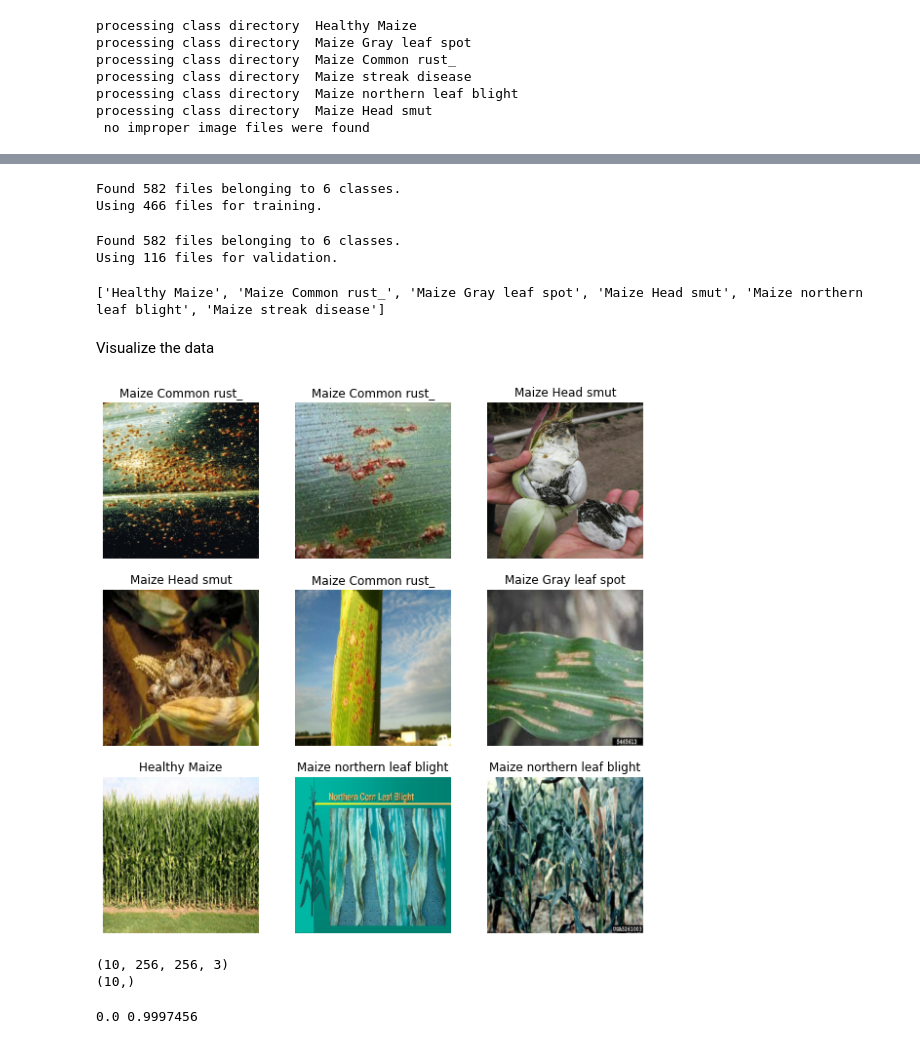
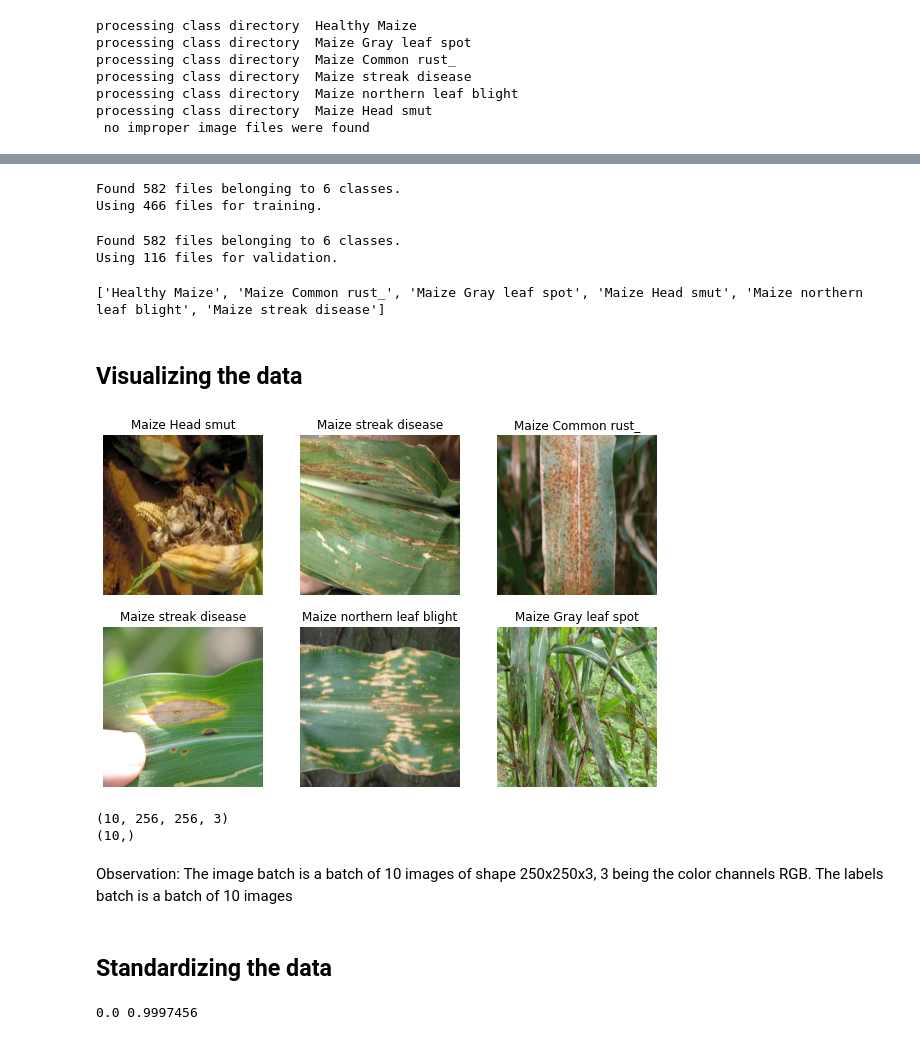
Before and after one commit to muthonioprah/Maize-Crop-Disease-Detection-Using-Machine-Learning-and-Computer-Vision, a Jupyter notebook: Copy_of_Copy_of_CNN_trial.ipynb, the cells around one changed output, grey strips where cells are left out. Saved outputs shown, nothing was run; the diff lists cells and outputs as text; code cells hidden in the pictures.

```diff
--- a/Copy_of_Copy_of_CNN_trial.ipynb
+++ b/Copy_of_Copy_of_CNN_trial.ipynb
@@ -82,23 +87,31 @@ epochs=10
+# %%
+#Defining the parameters for the loader
+batch_size = 10
+img_height = 256
+img_width = 256
+# %%
+# Splitting the dataset when loading using the validation split
+# 80% of the dataset will be used for training  and the rest for validation
+train_ds = tf.keras.utils.image_dataset_from_directory(
+  '/content/drive/Shareddrives/Group 1 /Maize Disease Dataset',
+  validation_split=0.2,
+  subset="training",
+  seed=123,
+  image_size=(img_height, img_width),
+  batch_size=batch_size)
+# %% [output]
+Found 582 files belonging to 6 classes.
+Using 466 files for training.
 # %%
-train_ds = tf.keras.utils.image_dataset_from_directory(
+# 20% of the result will be used for validation
+val_ds = tf.keras.utils.image_dataset_from_directory(
   '/content/drive/Shareddrives/Group 1 /Maize Disease Dataset',
   validation_split=0.2,
-  subset="training",
+  subset="validation",
   seed=123,
-  image_size=(256, 256),
-  batch_size=10)
+  image_size=(img_height, img_width),
+  batch_size=batch_size)
 # %% [output]
 Found 582 files belonging to 6 classes.
-Using 466 files for training.
+Using 116 files for validation.
-# %%
-val_ds = tf.keras.utils.image_dataset_from_directory(
-  '/content/drive/Shareddrives/Group 1 /Maize Disease Dataset',
-  validation_split=0.2,
-  subset="validation",
-  seed=123,
-  image_size=(256, 256),
-  batch_size=10)
-# %% [output]
-Found 582 files belonging to 6 classes.
-Using 116 files for validation.
 # %%
@@ -107,17 +121,17 @@ print(class_names)
 # %% [output]
 ['Healthy Maize', 'Maize Common rust_', 'Maize Gray leaf spot', 'Maize Head smut', 'Maize northern leaf blight', 'Maize streak disease']
 # %% [markdown]
-Visualize the data
+## Visualizing the data
 # %%
 import matplotlib.pyplot as plt
 
 plt.figure(figsize=(10, 10))
 for images, labels in train_ds.take(1):
-  for i in range(9):
+  for i in range(6):
     ax = plt.subplot(3, 3, i + 1)
     plt.imshow(images[i].numpy().astype("uint8"))
     plt.title(class_names[labels[i]])
     plt.axis("off")
 # %% [output]
-[figure, old version]
+[figure, new version]
 # %%
@@ -132,0 +146,4 @@ normalization_layer = tf.keras.layers.Rescaling(1./255)
+# %% [markdown]
+Observation: The image batch is a batch of 10 images of shape 250x250x3, 3 being the color channels RGB. The labels batch is a batch of 10 images
+# %% [markdown]
+## Standardizing the data
```
Also changed, not shown: parts of 21 cells of this notebook.
